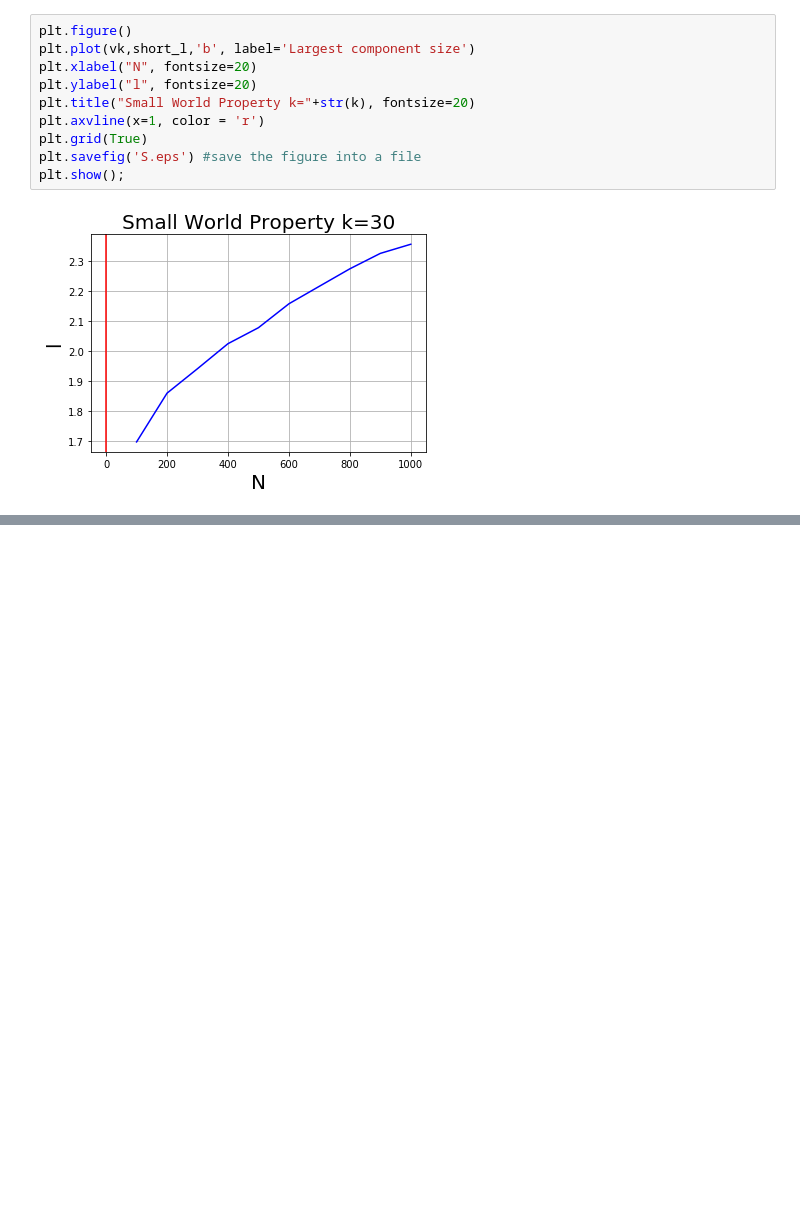
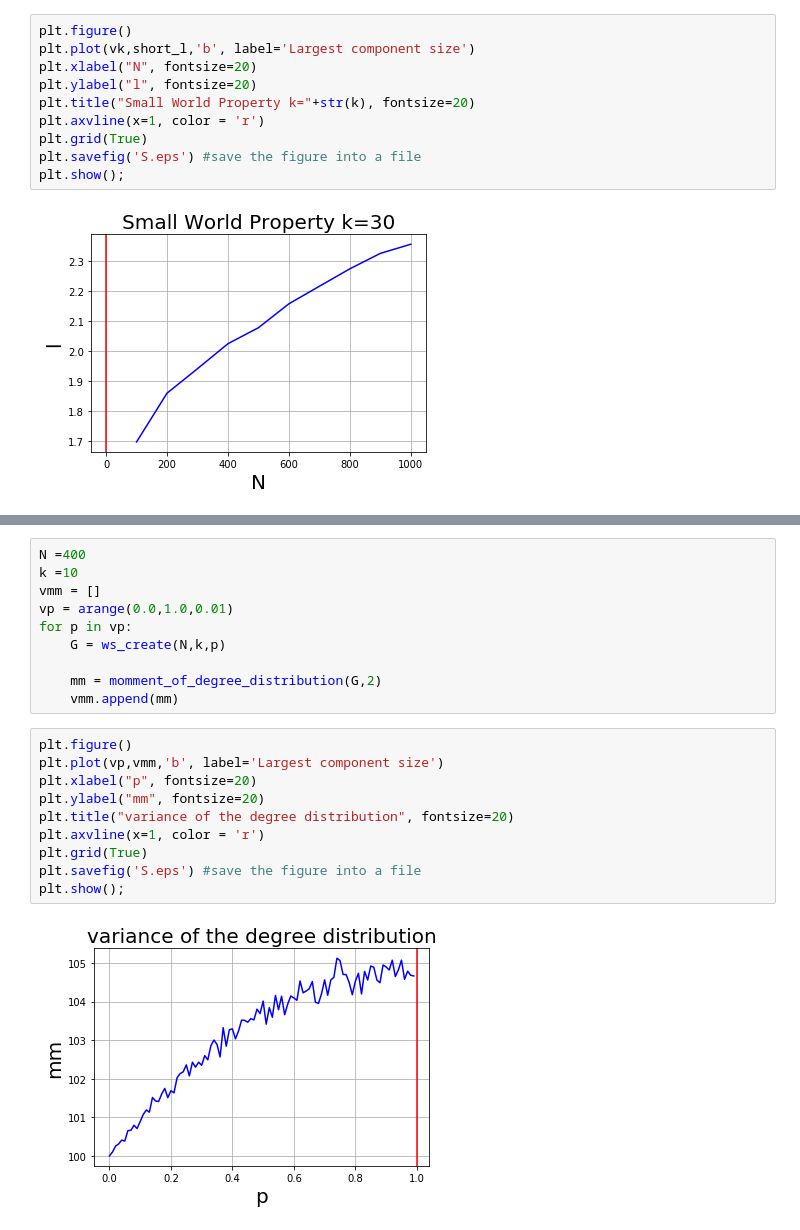
Before and after one commit to VitorBrisola/complex-networks-models, a Jupyter notebook: project3.ipynb, the cells around one changed output, grey strips where cells are left out. Cells and saved outputs as stored; diff of their text form; blank space fills up the shorter version.

```diff
--- a/project3.ipynb
+++ b/project3.ipynb
@@ -426,0 +475,22 @@ plt.show();
+# %%
+N =400
+k =10
+vmm = []
+vp = arange(0.0,1.0,0.01)
+for p in vp:
+    G = ws_create(N,k,p)
+
+    mm = momment_of_degree_distribution(G,2)
+    vmm.append(mm)
+# %%
+plt.figure()
+plt.plot(vp,vmm,'b', label='Largest component size')
+plt.xlabel("p", fontsize=20)
+plt.ylabel("mm", fontsize=20)
+plt.title("variance of the degree distribution", fontsize=20)
+plt.axvline(x=1, color = 'r')
+plt.grid(True)
+plt.savefig('S.eps') #save the figure into a file
+plt.show();
+# %% [output]
+[figure, added]
```
Also changed, not shown: parts of 9 cells of this notebook, 6 other files.
